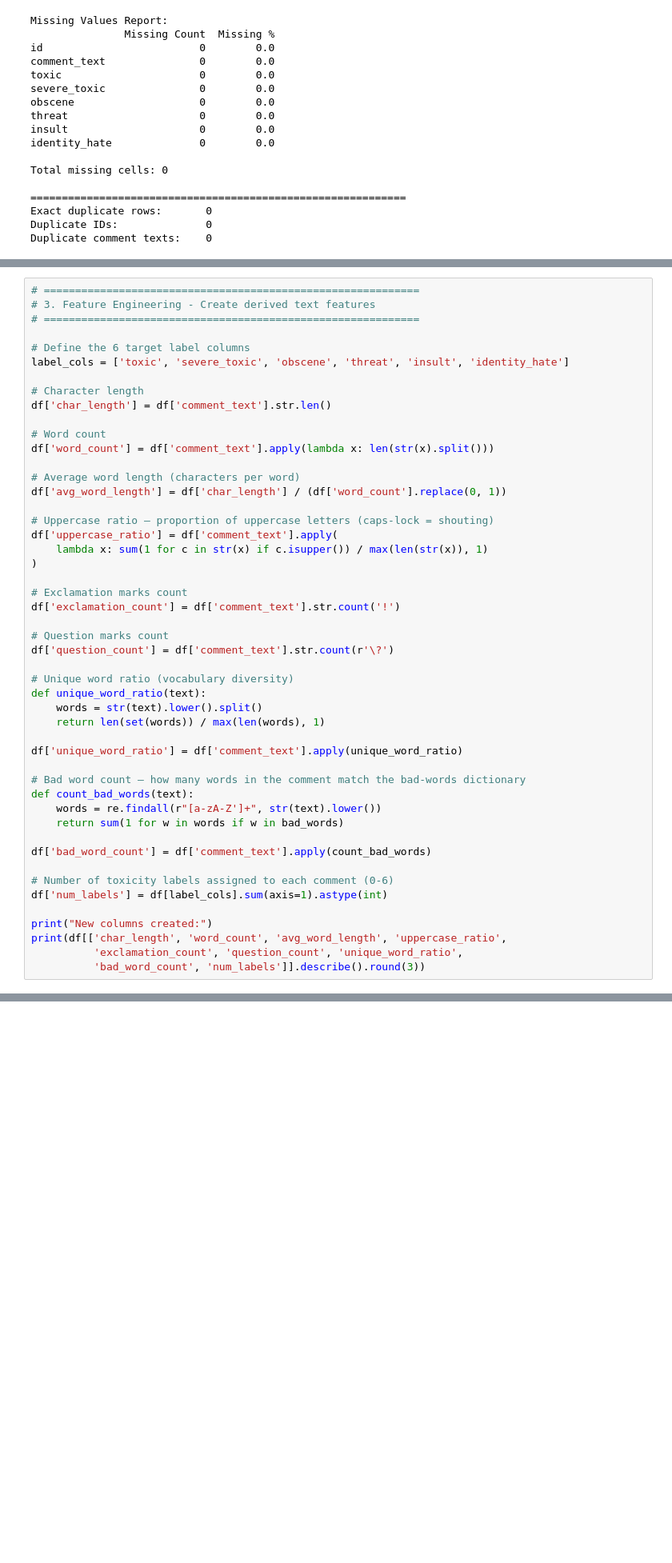
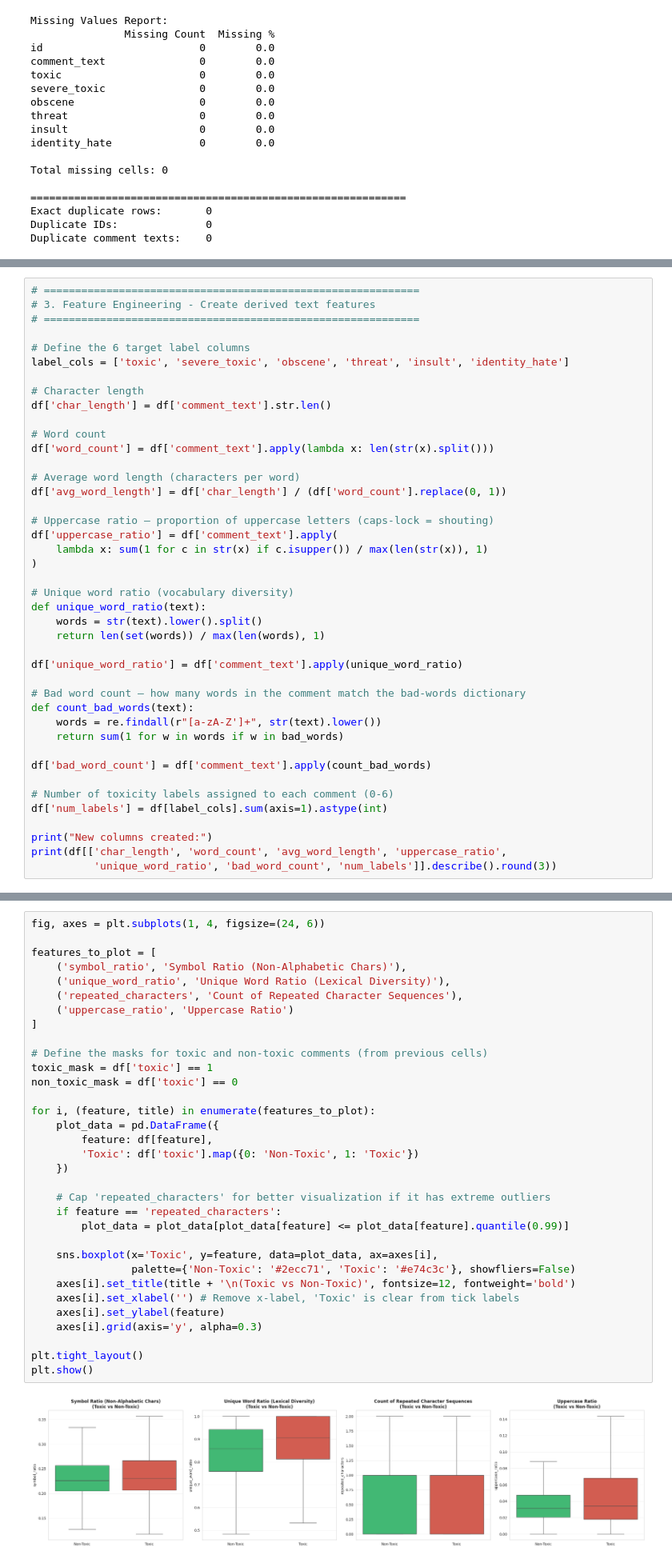
Before and after one commit to Atlls/Jigsaw-Toxic-Comment-Classification-ml, a Jupyter notebook: notebook/eda.ipynb, the cells around one changed output, grey strips where cells are left out. Shown at 80% size. Saved outputs shown, nothing was run; the diff lists cells and outputs as text; blank space fills up the shorter version.

```diff
--- a/notebook/eda.ipynb
+++ b/notebook/eda.ipynb
@@ -216,12 +203,6 @@ df['uppercase_ratio'] = df['comment_text'].apply(
     lambda x: sum(1 for c in str(x) if c.isupper()) / max(len(str(x)), 1)
 )
 
-# Exclamation marks count
-df['exclamation_count'] = df['comment_text'].str.count('!')
-
-# Question marks count
-df['question_count'] = df['comment_text'].str.count(r'\?')
-
 # Unique word ratio (vocabulary diversity)
 def unique_word_ratio(text):
     words = str(text).lower().split()
@@ -241,8 +222,7 @@ df['num_labels'] = df[label_cols].sum(axis=1).astype(int)
 
 print("New columns created:")
 print(df[['char_length', 'word_count', 'avg_word_length', 'uppercase_ratio',
-          'exclamation_count', 'question_count', 'unique_word_ratio',
-          'bad_word_count', 'num_labels']].describe().round(3))
+          'unique_word_ratio', 'bad_word_count', 'num_labels']].describe().round(3))
 # %% [output]
 New columns created:
        char_length  word_count  avg_word_length  uppercase_ratio  \
@@ -263,0 +299,35 @@ max         6.000
+# %%
+fig, axes = plt.subplots(1, 4, figsize=(24, 6))
+
+features_to_plot = [
+    ('symbol_ratio', 'Symbol Ratio (Non-Alphabetic Chars)'),
+    ('unique_word_ratio', 'Unique Word Ratio (Lexical Diversity)'),
+    ('repeated_characters', 'Count of Repeated Character Sequences'),
+    ('uppercase_ratio', 'Uppercase Ratio')
+]
+
+# Define the masks for toxic and non-toxic comments (from previous cells)
+toxic_mask = df['toxic'] == 1
+non_toxic_mask = df['toxic'] == 0
+
+for i, (feature, title) in enumerate(features_to_plot):
+    plot_data = pd.DataFrame({
+        feature: df[feature],
+        'Toxic': df['toxic'].map({0: 'Non-Toxic', 1: 'Toxic'})
+    })
+
+    # Cap 'repeated_characters' for better visualization if it has extreme outliers
+    if feature == 'repeated_characters':
+        plot_data = plot_data[plot_data[feature] <= plot_data[feature].quantile(0.99)]
+
+    sns.boxplot(x='Toxic', y=feature, data=plot_data, ax=axes[i],
+                palette={'Non-Toxic': '#2ecc71', 'Toxic': '#e74c3c'}, showfliers=False)
+    axes[i].set_title(title + '\n(Toxic vs Non-Toxic)', fontsize=12, fontweight='bold')
+    axes[i].set_xlabel('') # Remove x-label, 'Toxic' is clear from tick labels
+    axes[i].set_ylabel(feature)
+    axes[i].grid(axis='y', alpha=0.3)
+
+plt.tight_layout()
+plt.show()
+# %% [output]
+[figure, added]
```
Also changed, not shown: parts of 10 cells of this notebook.
